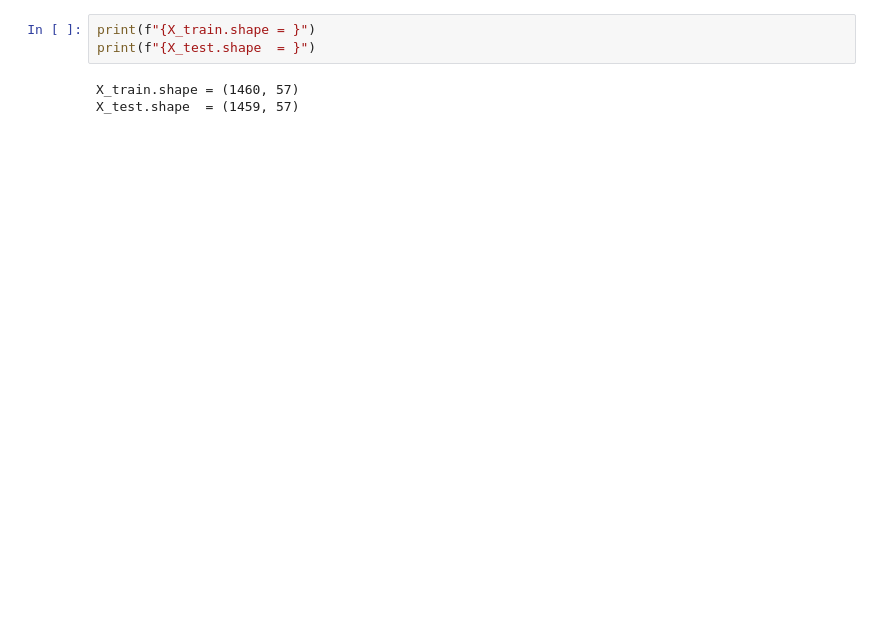
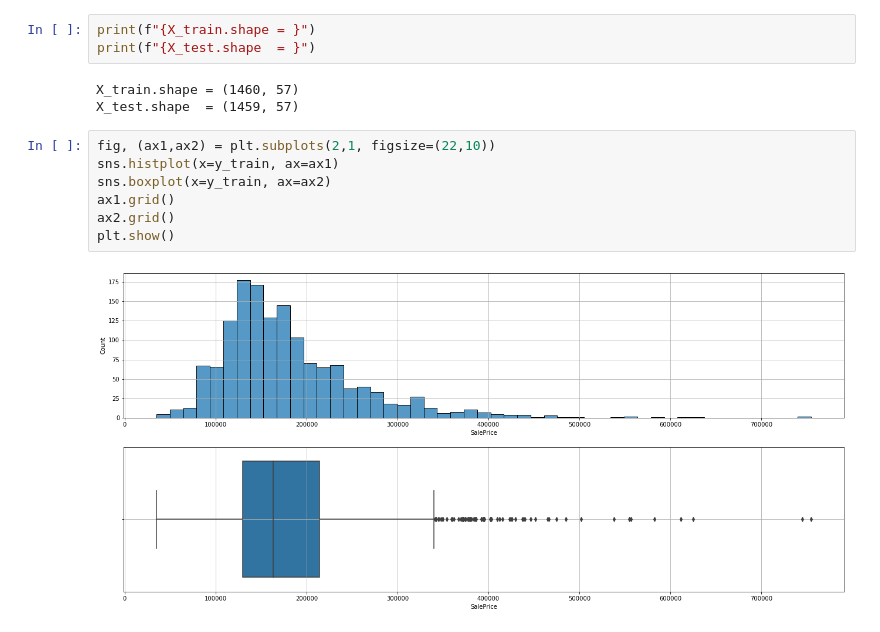
Before and after one commit to ranji-t/HousingPrice, a Jupyter notebook: Model/ModelThree.ipynb, the cells around one changed output. Drawn from its saved outputs; the diff is of its cells as text; blank space fills up the shorter version.

```diff
--- a/Model/ModelThree.ipynb
+++ b/Model/ModelThree.ipynb
@@ -36,3 +36,12 @@ print(f"{X_test.shape  = }")
 # %% [output]
 X_train.shape = (1460, 57)
 X_test.shape  = (1459, 57)
+# %%
+fig, (ax1,ax2) = plt.subplots(2,1, figsize=(22,10))
+sns.histplot(x=y_train, ax=ax1)
+sns.boxplot(x=y_train, ax=ax2)
+ax1.grid()
+ax2.grid()
+plt.show()
+# %% [output]
+[figure, added]
```
Also changed, not shown: parts of 20 cells of this notebook, 3 other files.
